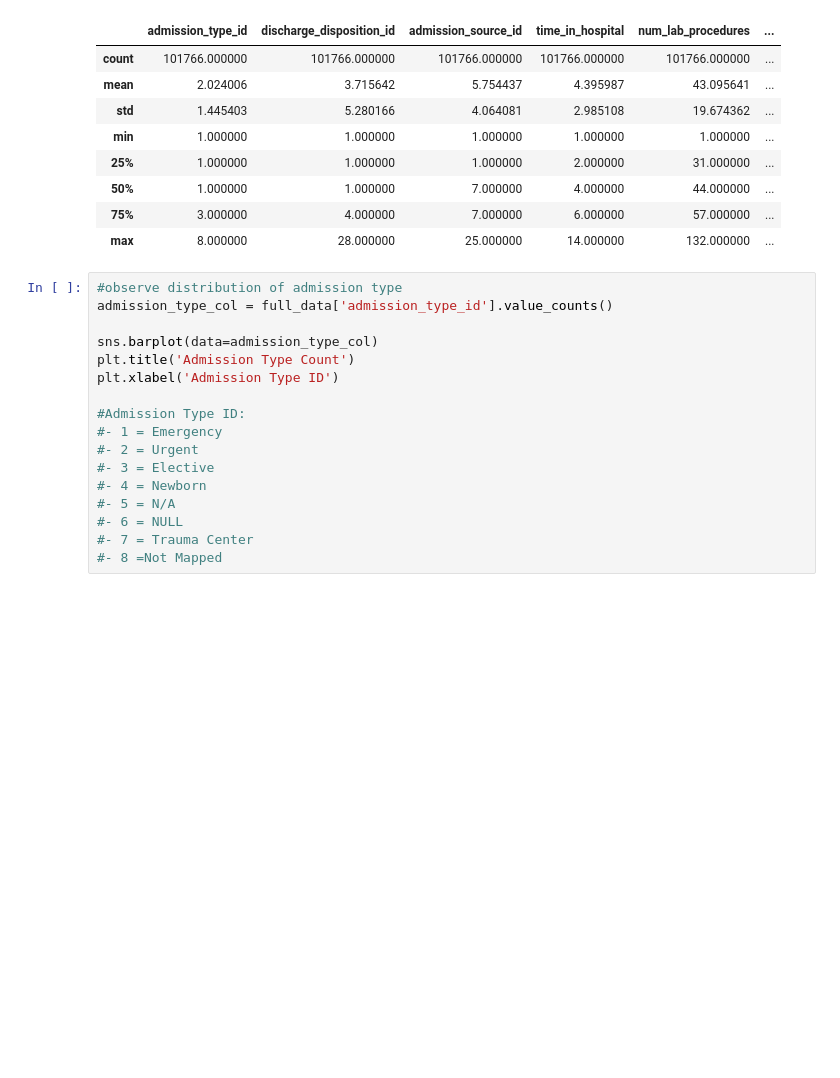
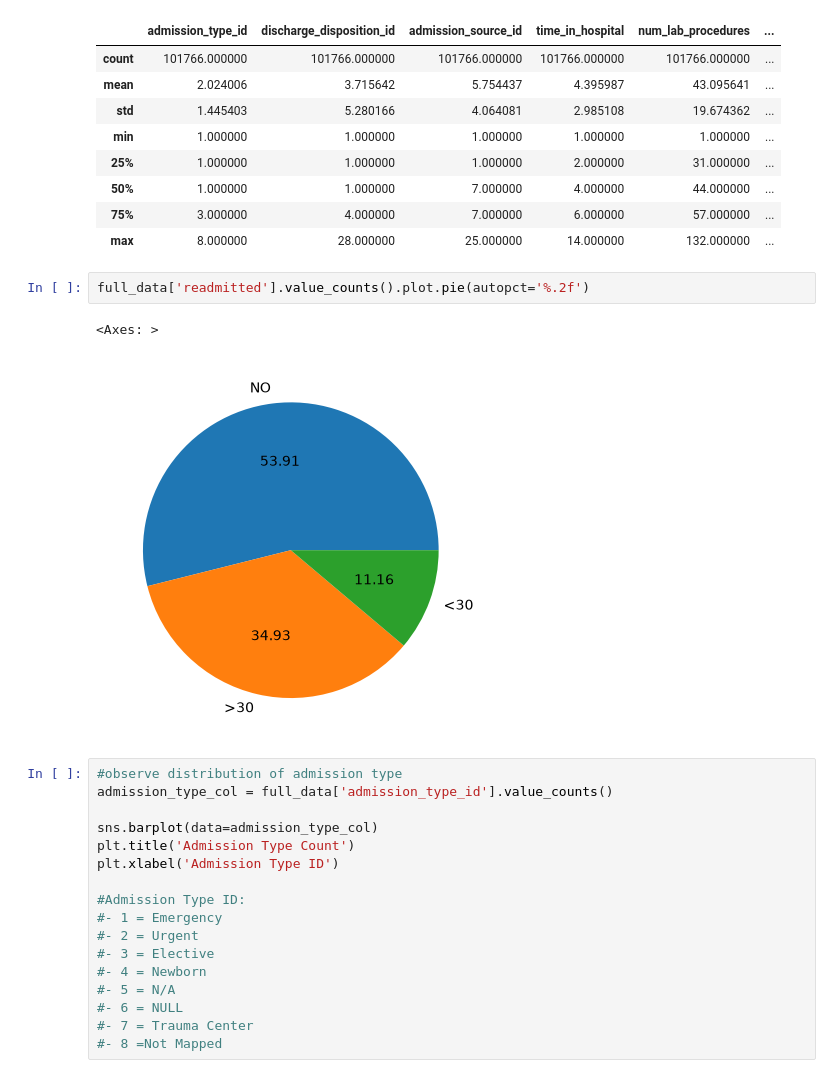
Before and after one commit to benly03/Hospital_readmission, a Jupyter notebook: Hospital_Readmission.ipynb, the cells around one changed output. Saved outputs shown, nothing was run; the diff lists cells and outputs as text; blank space fills up the shorter version.

```diff
--- a/Hospital_Readmission.ipynb
+++ b/Hospital_Readmission.ipynb
@@ -127,6 +118,11 @@ full_data.describe()
 | 50% | 1.000000 | 1.000000 | 7.000000 | 4.000000 | 44.000000 | ... |
 | 75% | 3.000000 | 4.000000 | 7.000000 | 6.000000 | 57.000000 | ... |
 | max | 8.000000 | 28.000000 | 25.000000 | 14.000000 | 132.000000 | ... |
+# %%
+full_data['readmitted'].value_counts().plot.pie(autopct='%.2f')
+# %% [output]
+<Axes: >
+[figure, added]
 # %%
 #observe distribution of admission type
 admission_type_col = full_data['admission_type_id'].value_counts()
```
Also changed, not shown: parts of 47 cells of this notebook.
